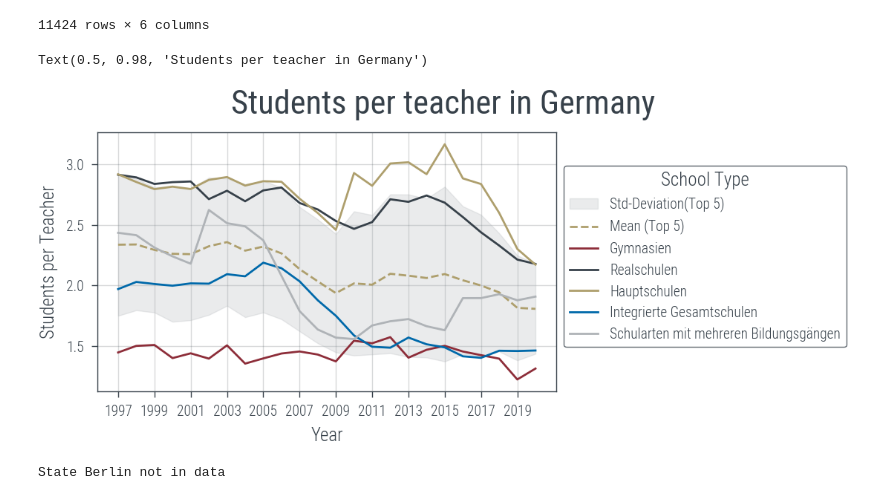
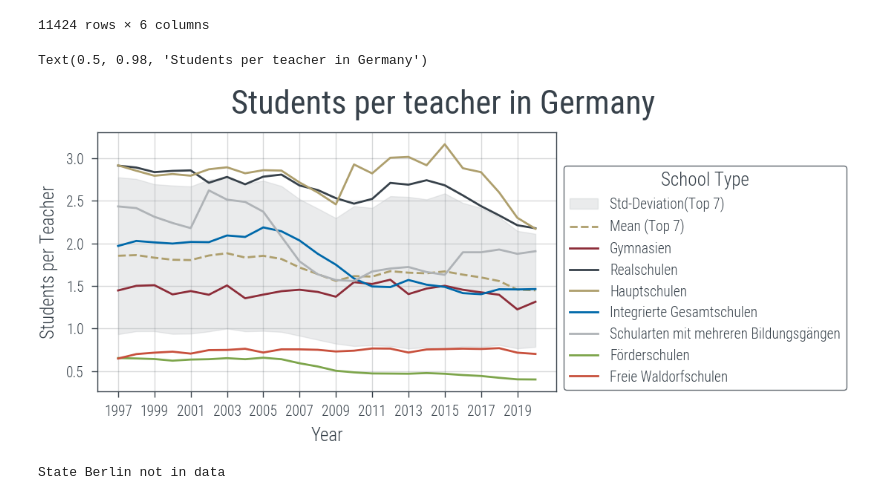
Before and after one commit to KarylReyne/DataLiteracyWS23, a Jupyter notebook: exp/TF-005-TeachersToChildren.ipynb, the cells around one changed output. Saved outputs shown, nothing was run; the diff lists cells and outputs as text; code cells hidden in the pictures.

```diff
--- a/exp/TF-005-TeachersToChildren.ipynb
+++ b/exp/TF-005-TeachersToChildren.ipynb
@@ -994,40 +994,40 @@ def get_students_per_teacher(df: pd.DataFrame, types: list[str] = ["Vollzeitbesc
 fig, ax = plt.subplots(1, 1)
 
 # Settings
-MCS = 5
+MCS = 7
 TEACHER_CONTRACT = [
     "Vollzeitbeschäftigte Lehrkräfte",
     "Teilzeitbeschäftigte Lehrkräfte",
     "Stundenweise beschäftigte Lehrkräfte"
  ]
 
 # Get the number of students for the most common school types
 plot_data = loader.load('students-per-teacher-by-type', mc_num=MCS, contract_types=TEACHER_CONTRACT)
 most_common_school_types = students_teachers.get_most_common_school_types(plot_data, MCS, school_type_col="School Type", value_col="Students")
 
 # Select data to plot (aggregation)
 plot_data_mean = plot_data[plot_data["School Type"].isin(most_common_school_types)].groupby(["Year"]).apply(lambda x: x["Students per Teacher"].mean()).reset_index().rename(columns={0: "Students per Teacher"})
 plot_data_std = plot_data[plot_data["School Type"].isin(most_common_school_types)].groupby(["Year"]).apply(lambda x: x["Students per Teacher"].std()).reset_index().rename(columns={0: "Students per Teacher"})
 
 # Plot
 ax.fill_between(plot_data_mean["Year"], plot_data_mean["Students per Teacher"] - plot_data_std["Students per Teacher"], plot_data_mean["Students per Teacher"] + plot_data_std["Students per Teacher"], alpha=0.25, label="Std-Deviation(Top {})".format(MCS),  color=rgb.tue_gray)
 ax.plot(plot_data_mean["Year"], plot_data_mean["Students per Teacher"], label="Mean (Top {})".format(MCS), color=rgb.tue_gold, linestyle='--')
 for st in most_common_school_types:
     plot_data_st = plot_data[plot_data["School Type"] == st].groupby(["Year"]).apply(lambda x: x["Students per Teacher"].mean()).reset_index().rename(columns={0: "Students per Teacher"})
     ax.plot(plot_data_st["Year"], plot_data_st["Students per Teacher"], label=st)
 
 # Other settings
 ax.set_xlabel("Year")
 ax.set_ylabel("Students per Teacher")
 ax.set_xticks(np.arange(plot_data["Year"].min(), plot_data["Year"].max() + 1, 2))
 ax.grid(True)
 ax.legend(bbox_to_anchor=(1, 0.9), title="School Type")
 
 # Other settings
 fig.suptitle("Students per teacher in Germany", fontsize=16)
 # %% [output]
 Text(0.5, 0.98, 'Students per teacher in Germany')
-[figure, old version]
+[figure, new version]
 # %%
 fig, axs = plt.subplots(1, 2, sharey=True)
 
```
Also changed, not shown: parts of 11 cells of this notebook, 1 other file.
